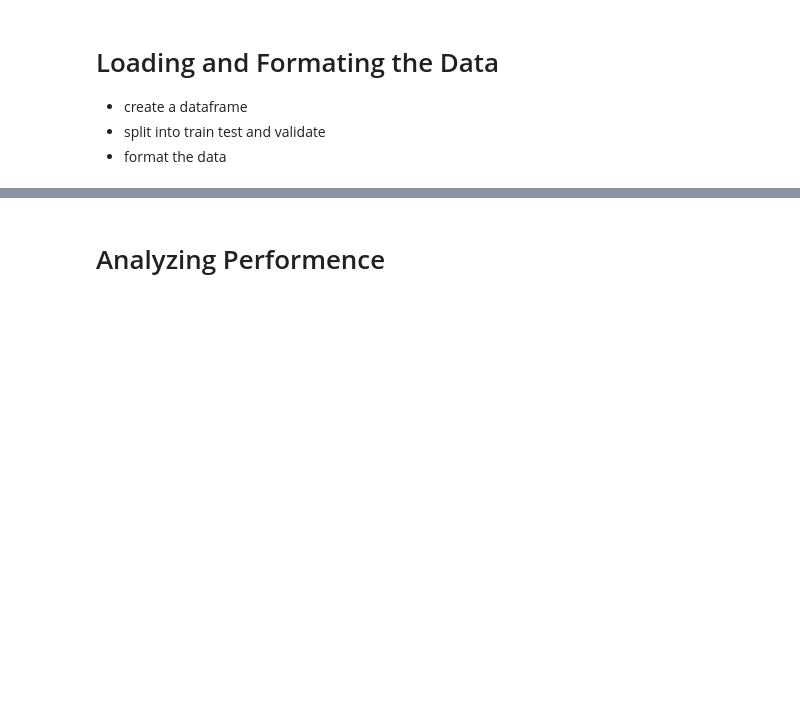
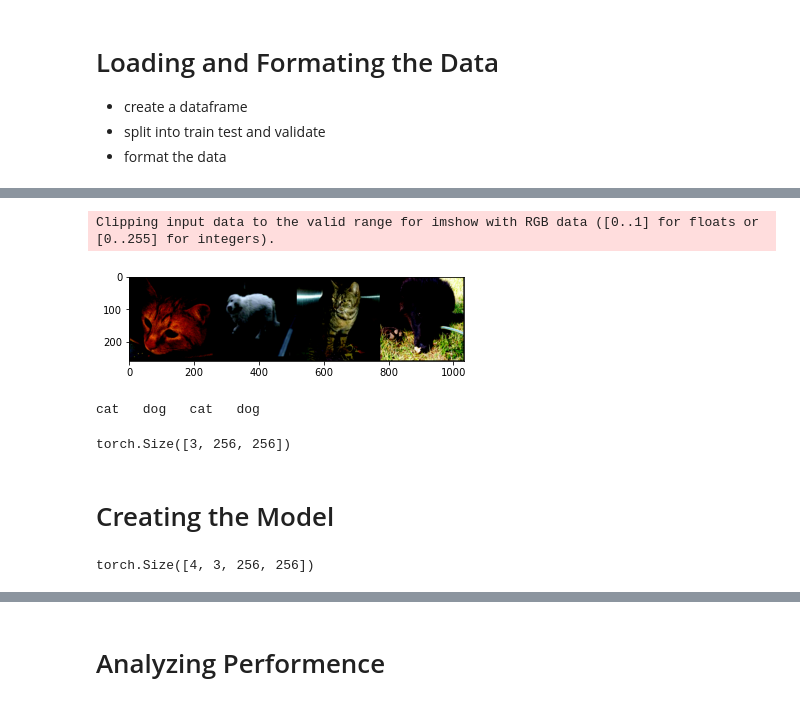
Before and after one commit to GaelGil/notebooks, a Jupyter notebook: convolutional_nueral_networks/convolutiobal_neural_networks.ipynb, the cells around one changed output, grey strips where cells are left out. Cells and saved outputs as stored; diff of their text form; code cells hidden in the pictures; blank space fills up the shorter version.

```diff
--- a/convolutional_nueral_networks/convolutiobal_neural_networks.ipynb
+++ b/convolutional_nueral_networks/convolutiobal_neural_networks.ipynb
@@ -94,0 +67,32 @@ class Net(nn.Module):
+# %%
+# split the data into train, validation and test sizes
+train_dataset, valid_dataset, test_dataset = torch.utils.data.random_split(data_set, (train_count, valid_count, test_count))
+# %%
+train_dataset_loader = torch.utils.data.DataLoader(train_dataset, batch_size=4, shuffle=True)
+valid_dataset_loader = torch.utils.data.DataLoader(valid_dataset, batch_size=4, shuffle=True)
+test_dataset_loader = torch.utils.data.DataLoader(test_dataset, batch_size=4, shuffle=True)
+# %%
+# get a batch from the train dataset
+images, labels = next(iter(train_dataset_loader))
+# %%
+# functions to show an image
+classes = ('cat', 'dog')
+def imshow(img):
+    npimg = img.numpy()
+    plt.imshow(np.transpose(npimg, (1, 2, 0)))
+    plt.show()
+# %%
+# show images
+imshow(torchvision.utils.make_grid(images))
+# print labels
+print(' '.join(f'{classes[labels[j]]:5s}' for j in range(4)))
+# %% [output]
+Clipping input data to the valid range for imshow with RGB data ([0..1] for floats or [0..255] for integers).
+[figure, added]
+cat   dog   cat   dog
+# %%
+images[0].shape
+# %% [output]
+torch.Size([3, 256, 256])
+# %% [markdown]
+# Creating the Model
@@ -94,0 +125,4 @@ class Net(nn.Module):
+# %%
+print(images.shape)
+# %% [output]
+torch.Size([4, 3, 256, 256])
```
Also changed, not shown: parts of 25 cells of this notebook.
